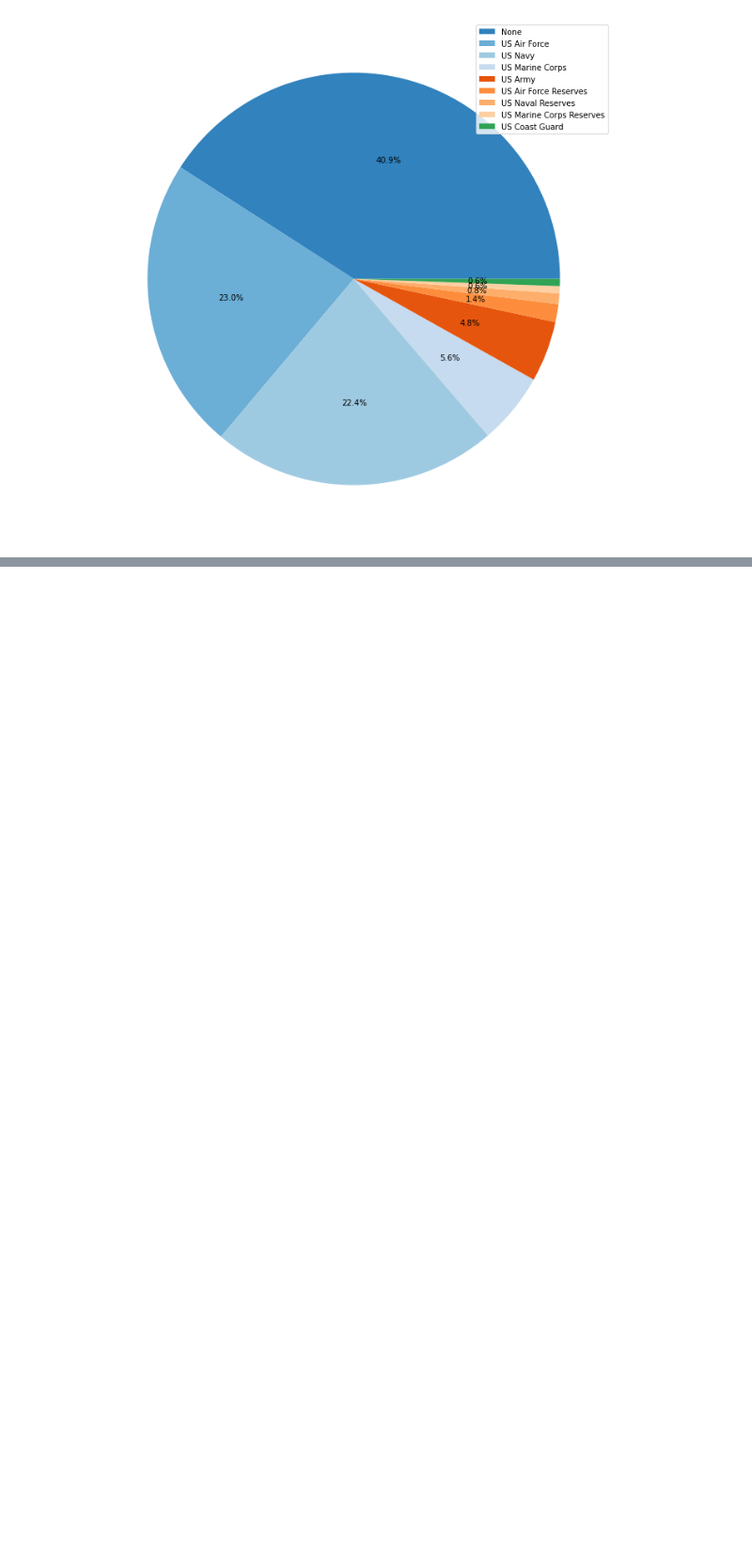
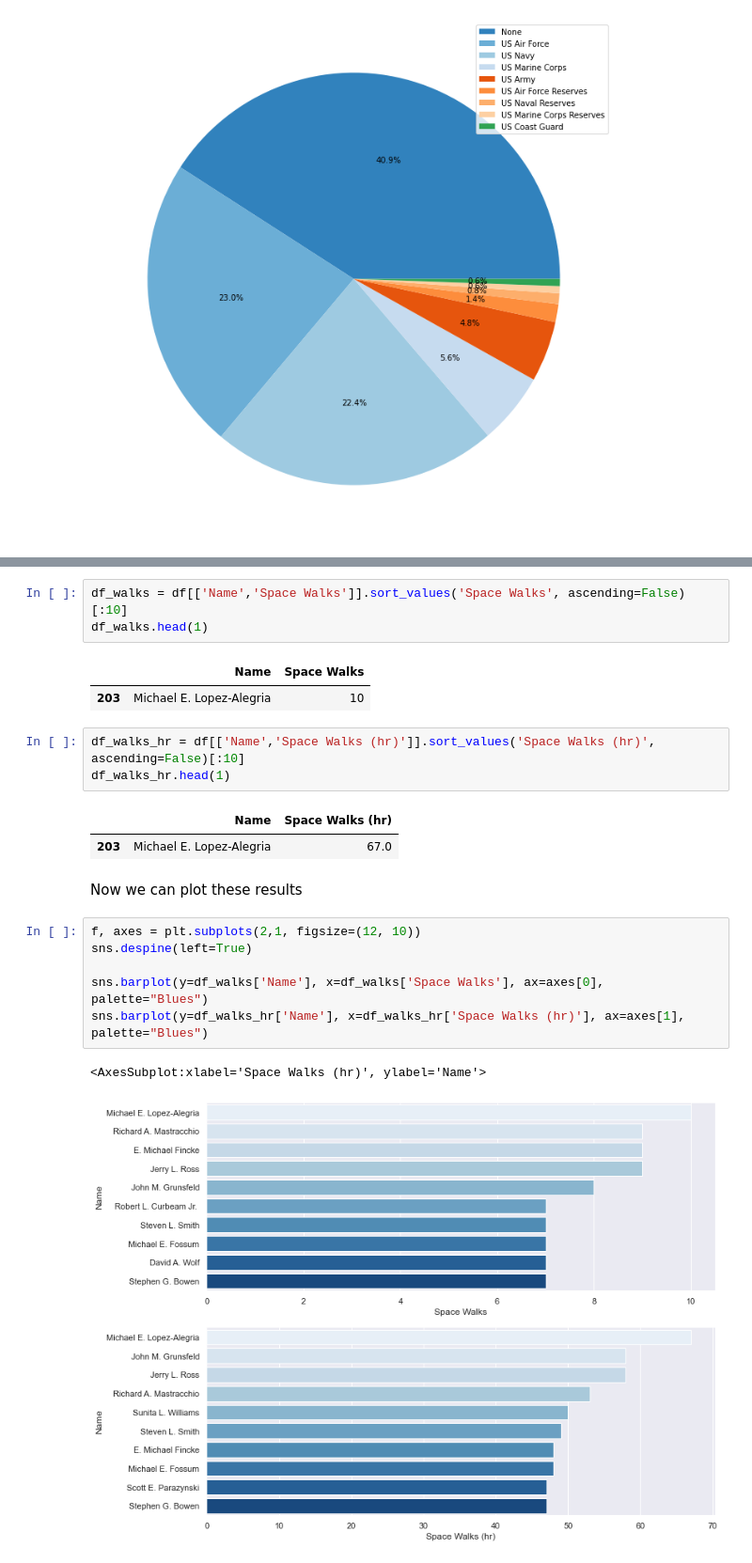
Before and after one commit to francescodisalvo05/NASAstronauts, a Jupyter notebook: NASAstronauts.ipynb, the cells around one changed output, grey strips where cells are left out. Shown at 94% size. Cells and saved outputs as stored; diff of their text form; blank space fills up the shorter version.

```diff
--- a/NASAstronauts.ipynb
+++ b/NASAstronauts.ipynb
@@ -172,0 +176,23 @@ plt.legend(df_military.index, loc="upper right")
+# %%
+df_walks = df[['Name','Space Walks']].sort_values('Space Walks', ascending=False)[:10]
+df_walks.head(1)
+# %% [output]
+|  | Name | Space Walks |
+| 203 | Michael E. Lopez-Alegria | 10 |
+# %%
+df_walks_hr = df[['Name','Space Walks (hr)']].sort_values('Space Walks (hr)', ascending=False)[:10]
+df_walks_hr.head(1)
+# %% [output]
+|  | Name | Space Walks (hr) |
+| 203 | Michael E. Lopez-Alegria | 67.0 |
+# %% [markdown]
+Now we can plot these results
+# %%
+f, axes = plt.subplots(2,1, figsize=(12, 10))
+sns.despine(left=True)
+
+sns.barplot(y=df_walks['Name'], x=df_walks['Space Walks'], ax=axes[0], palette="Blues")
+sns.barplot(y=df_walks_hr['Name'], x=df_walks_hr['Space Walks (hr)'], ax=axes[1], palette="Blues")
+# %% [output]
+<AxesSubplot:xlabel='Space Walks (hr)', ylabel='Name'>
+[figure, added]
```
Also changed, not shown: parts of 12 cells of this notebook.
